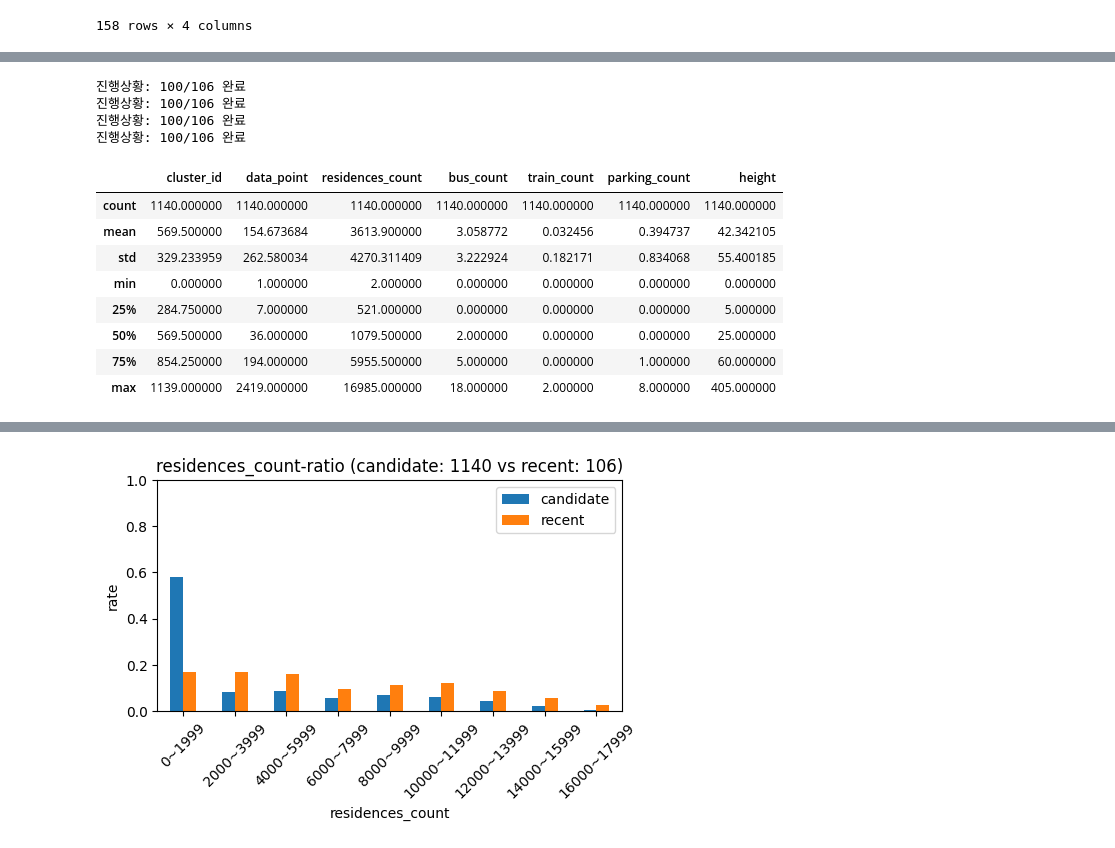
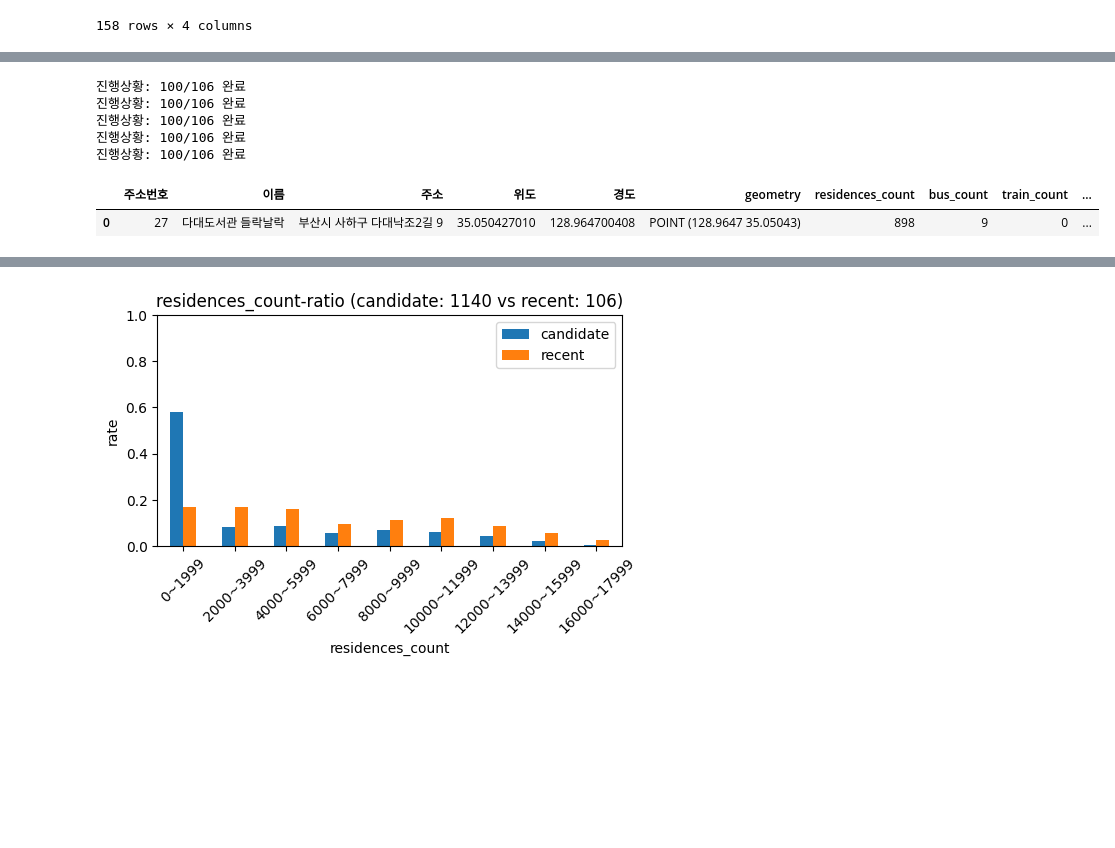
Before and after one commit to GoraniDesu/BigData_Busan, a Jupyter notebook: 스코어링/scoring.ipynb, the cells around one changed output, grey strips where cells are left out. Cells and saved outputs as stored; diff of their text form; code cells hidden in the pictures; blank space fills up the shorter version.

```diff
--- a/스코어링/scoring.ipynb
+++ b/스코어링/scoring.ipynb
@@ -228,21 +238,9 @@ recent_df = gpd.read_file('들락날락/부산광역시_좌표추가.csv')
 recent_gdf = gpd.GeoDataFrame(recent_df, geometry=gpd.points_from_xy(recent_df.경도, recent_df.위도), crs='EPSG:4326')
 # %%
 recent_gdf = get_count(recent_gdf, around_gdf_dict, radius_list)
-recent_gdf['height'] = height['contour']
 # %% [output]
 진행상황: 100/106 완료
 진행상황: 100/106 완료
 진행상황: 100/106 완료
 진행상황: 100/106 완료
+진행상황: 100/106 완료
-# %%
-candidate_gdf.describe()
-# %% [output]
-|  | cluster_id | data_point | residences_count | bus_count | train_count | parking_count | height |
-| count | 1140.000000 | 1140.000000 | 1140.000000 | 1140.000000 | 1140.000000 | 1140.000000 | 1140.000000 |
-| mean | 569.500000 | 154.673684 | 3613.900000 | 3.058772 | 0.032456 | 0.394737 | 42.342105 |
-| std | 329.233959 | 262.580034 | 4270.311409 | 3.222924 | 0.182171 | 0.834068 | 55.400185 |
-| min | 0.000000 | 1.000000 | 2.000000 | 0.000000 | 0.000000 | 0.000000 | 0.000000 |
-| 25% | 284.750000 | 7.000000 | 521.000000 | 0.000000 | 0.000000 | 0.000000 | 5.000000 |
-| 50% | 569.500000 | 36.000000 | 1079.500000 | 2.000000 | 0.000000 | 0.000000 | 25.000000 |
-| 75% | 854.250000 | 194.000000 | 5955.500000 | 5.000000 | 0.000000 | 1.000000 | 60.000000 |
-| max | 1139.000000 | 2419.000000 | 16985.000000 | 18.000000 | 2.000000 | 8.000000 | 405.000000 |
@@ -248,0 +254,5 @@ candidate_gdf.describe()
+# %%
+recent_gdf.head(1)
+# %% [output]
+|  | 주소번호 | 이름 | 주소 | 위도 | 경도 | geometry | residences_count | bus_count | train_count | ... |
+| 0 | 27 | 다대도서관 들락날락 | 부산시 사하구 다대낙조2길 9 | 35.050427010 | 128.964700408 | POINT (128.9647 35.05043) | 898 | 9 | 0 | ... |
```
Also changed, not shown: parts of 16 cells of this notebook, 5 other files.
